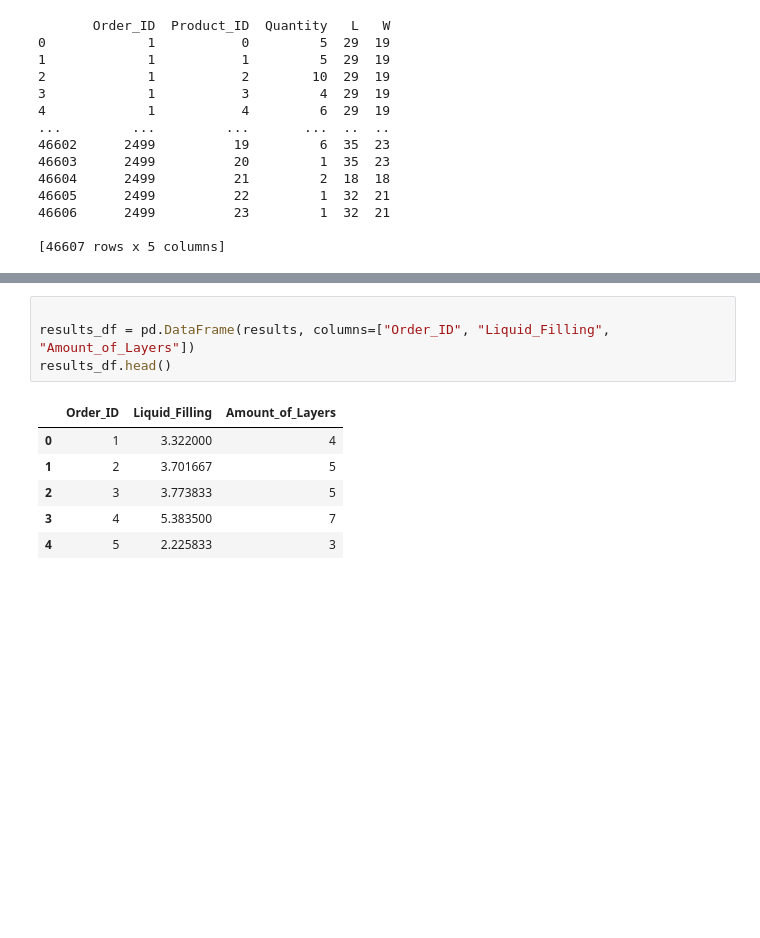
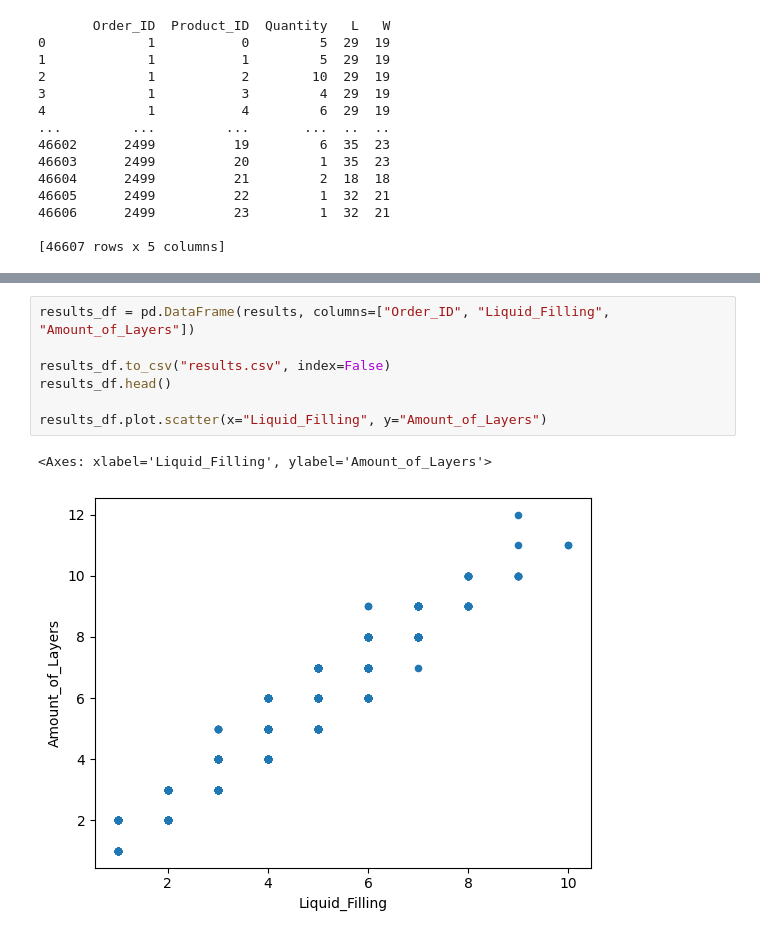
Before and after one commit to RobbeDelporte/BinPacker2D, a Jupyter notebook: packer.ipynb, the cells around one changed output, grey strips where cells are left out. Drawn from its saved outputs; the diff is of its cells as text; blank space fills up the shorter version.

```diff
--- a/packer.ipynb
+++ b/packer.ipynb
@@ -45,11 +44,10 @@ ValueError: zero-size array to reduction operation maximum which has no identity
 # %%
+results_df = pd.DataFrame(results, columns=["Order_ID", "Liquid_Filling", "Amount_of_Layers"])
 
-results_df = pd.DataFrame(results, columns=["Order_ID", "Liquid_Filling", "Amount_of_Layers"])
+results_df.to_csv("results.csv", index=False)
 results_df.head()
+
+results_df.plot.scatter(x="Liquid_Filling", y="Amount_of_Layers")
 # %% [output]
-|  | Order_ID | Liquid_Filling | Amount_of_Layers |
-| 0 | 1 | 3.322000 | 4 |
-| 1 | 2 | 3.701667 | 5 |
-| 2 | 3 | 3.773833 | 5 |
-| 3 | 4 | 5.383500 | 7 |
-| 4 | 5 | 2.225833 | 3 |
+<Axes: xlabel='Liquid_Filling', ylabel='Amount_of_Layers'>
+[figure, added]
```
Also changed, not shown: parts of 1 cell of this notebook, 1 other file.
